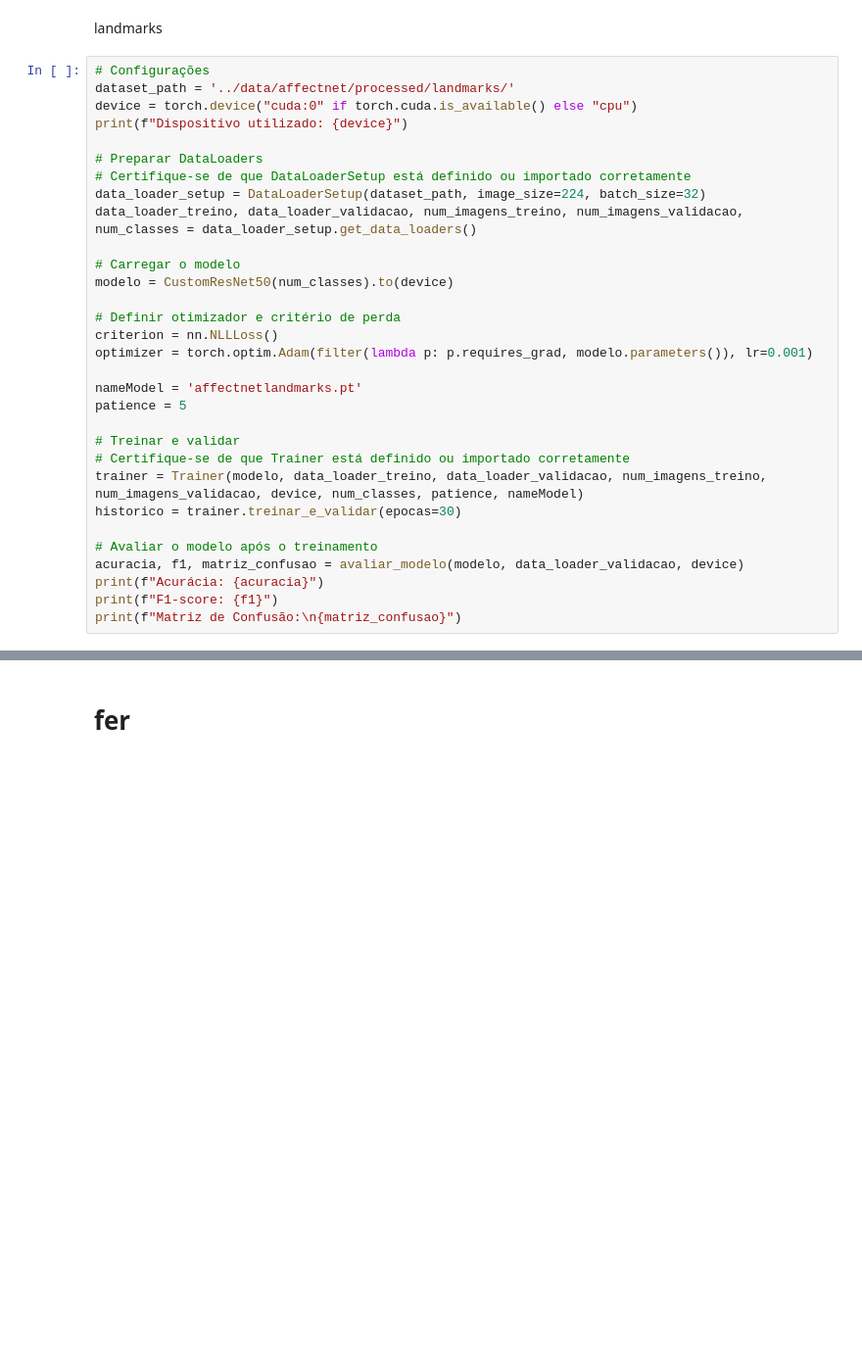
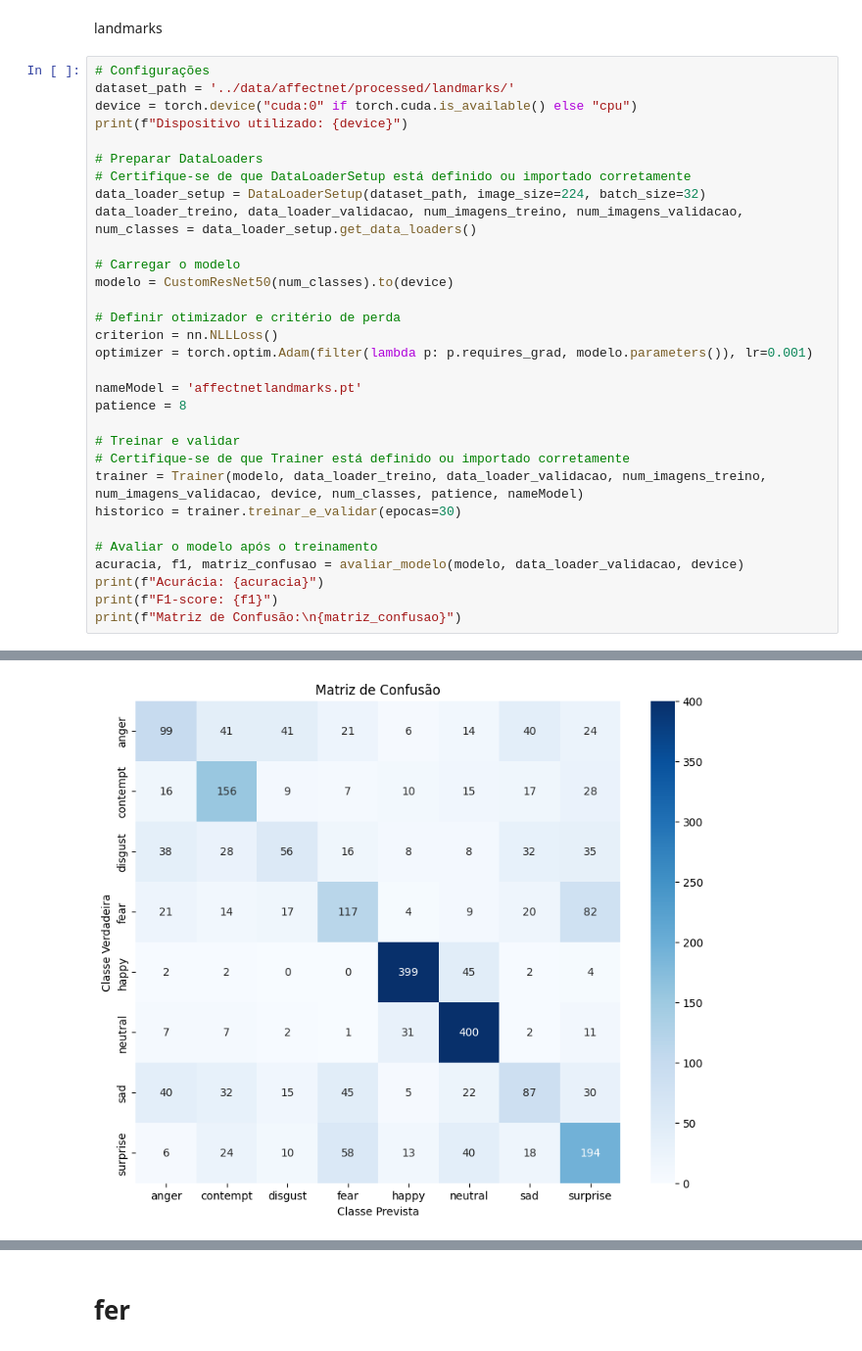
Before and after one commit to danielcasanova12/FER-MediaPipe, a Jupyter notebook: notebooks/trainingModel2.ipynb, the cells around one changed output, grey strips where cells are left out. Shown at 98% size. Cells and saved outputs as stored; diff of their text form; blank space fills up the shorter version.

```diff
--- a/notebooks/trainingModel2.ipynb
+++ b/notebooks/trainingModel2.ipynb
@@ -369,7 +381,7 @@ criterion = nn.NLLLoss()
 optimizer = torch.optim.Adam(filter(lambda p: p.requires_grad, modelo.parameters()), lr=0.001)
 
 nameModel = 'affectnetlandmarks.pt'
-patience = 5
+patience = 8
 
 # Treinar e validar
 # Certifique-se de que Trainer está definido ou importado corretamente
@@ -381,3 +393,4 @@ acuracia, f1, matriz_confusao = avaliar_modelo(modelo, data_loader_validacao, de
 print(f"Acurácia: {acuracia}")
 print(f"F1-score: {f1}")
 print(f"Matriz de Confusão:\n{matriz_confusao}")
+# %% [output]
@@ -383,0 +415 @@ print(f"Matriz de Confusão:\n{matriz_confusao}")
+[figure, added]
```
Also changed, not shown: parts of 8 cells of this notebook, 1 other file.
